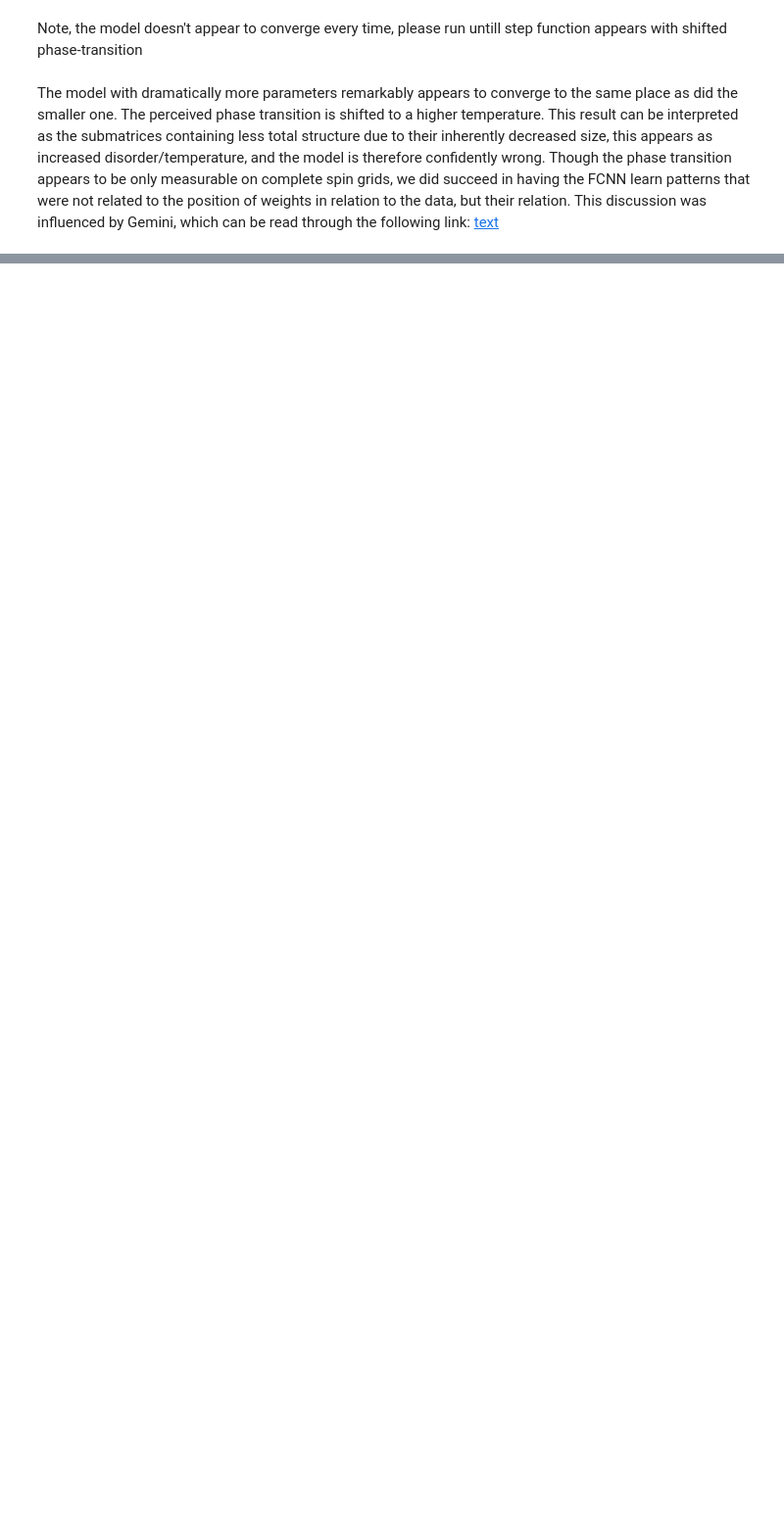
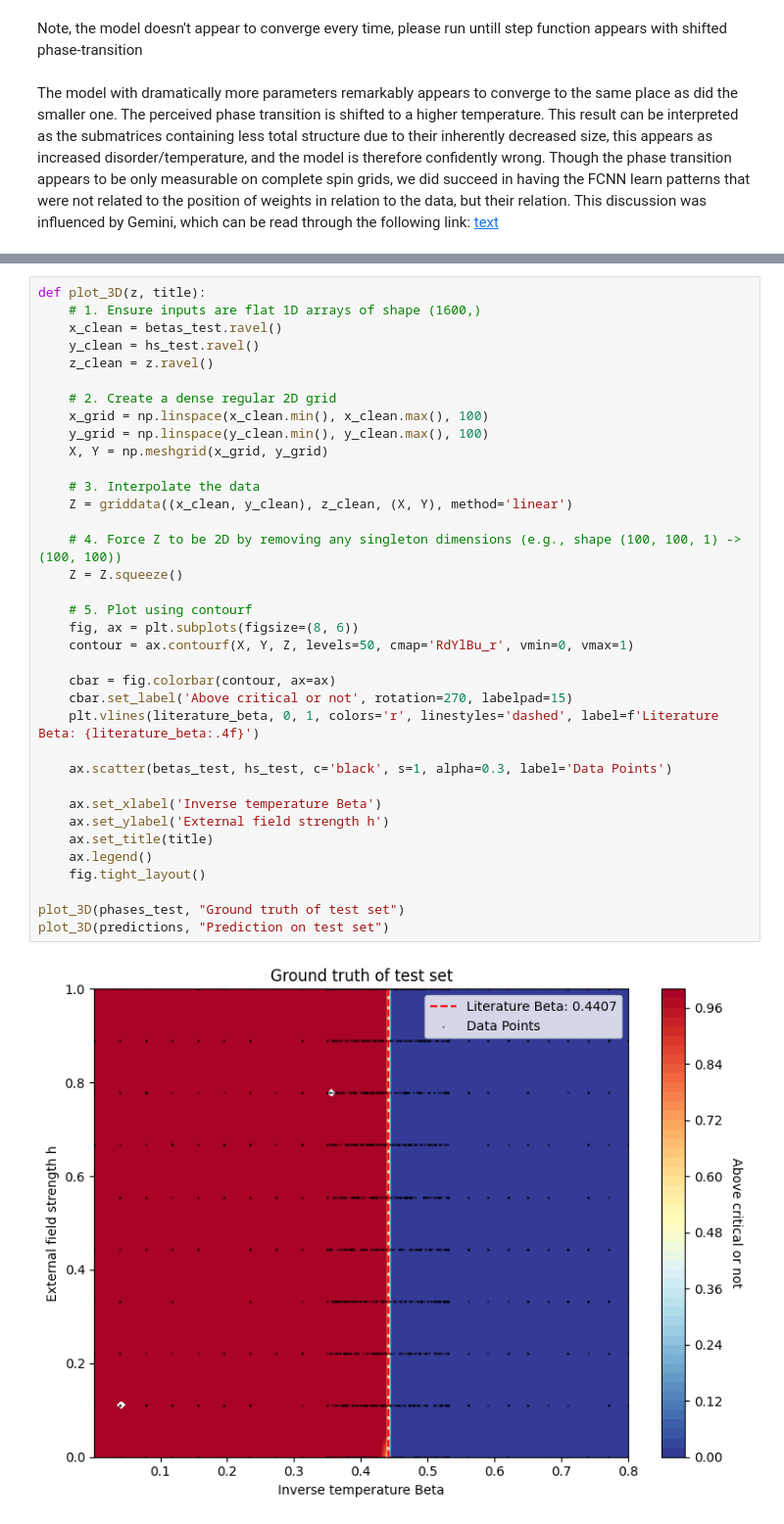
Before and after one commit to ZalanBoss/Ising-BME, a Jupyter notebook: Ising FCN.ipynb, the cells around one changed output, grey strips where cells are left out. Shown at 98% size. Drawn from its saved outputs; the diff is of its cells as text; blank space fills up the shorter version.

```diff
--- a/Ising FCN.ipynb
+++ b/Ising FCN.ipynb
@@ -401,0 +528,38 @@ This discussion was influenced by Gemini, which can be read through the followin
+# %%
+def plot_3D(z, title):
+    # 1. Ensure inputs are flat 1D arrays of shape (1600,)
+    x_clean = betas_test.ravel()
+    y_clean = hs_test.ravel()
+    z_clean = z.ravel()
+
+    # 2. Create a dense regular 2D grid
+    x_grid = np.linspace(x_clean.min(), x_clean.max(), 100)
+    y_grid = np.linspace(y_clean.min(), y_clean.max(), 100)
+    X, Y = np.meshgrid(x_grid, y_grid)
+
+    # 3. Interpolate the data
+    Z = griddata((x_clean, y_clean), z_clean, (X, Y), method='linear')
+
+    # 4. Force Z to be 2D by removing any singleton dimensions (e.g., shape (100, 100, 1) -> (100, 100))
+    Z = Z.squeeze()
+
+    # 5. Plot using contourf
+    fig, ax = plt.subplots(figsize=(8, 6))
+    contour = ax.contourf(X, Y, Z, levels=50, cmap='RdYlBu_r', vmin=0, vmax=1)
+
+    cbar = fig.colorbar(contour, ax=ax)
+    cbar.set_label('Above critical or not', rotation=270, labelpad=15)
+    plt.vlines(literature_beta, 0, 1, colors='r', linestyles='dashed', label=f'Literature Beta: {literature_beta:.4f}')
+
+    ax.scatter(betas_test, hs_test, c='black', s=1, alpha=0.3, label='Data Points')
+
+    ax.set_xlabel('Inverse temperature Beta')
+    ax.set_ylabel('External field strength h')
+    ax.set_title(title)
+    ax.legend()
+    fig.tight_layout()
+
+plot_3D(phases_test, "Ground truth of test set")
+plot_3D(predictions, "Prediction on test set")
+# %% [output]
+[figure, added]
```
Also changed, not shown: parts of 21 cells of this notebook.
